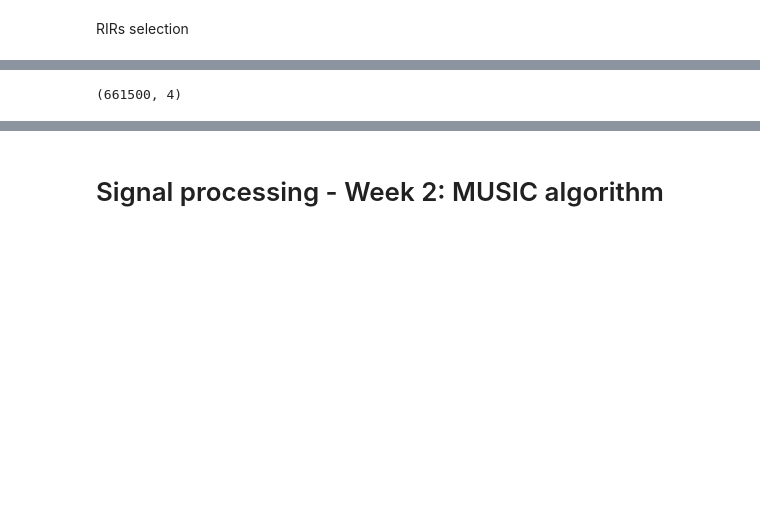
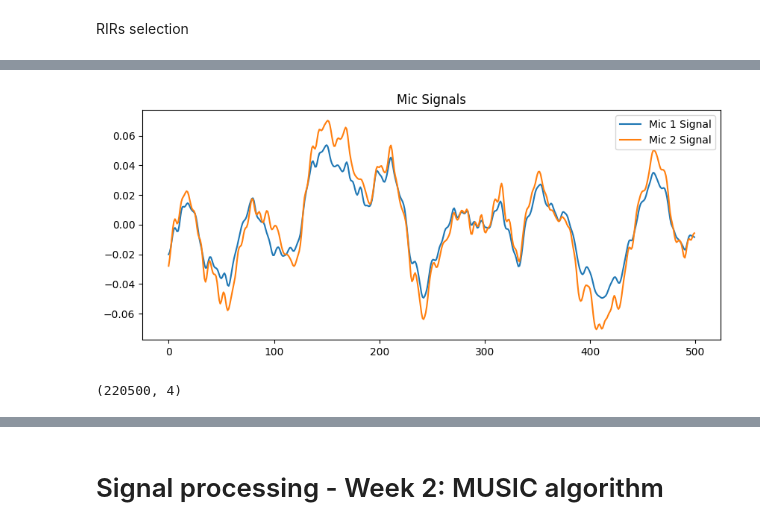
Before and after one commit to HeartUnderBladepyz/P-D-ISSP, a Jupyter notebook: notebook_skeleton.ipynb, the cells around one changed output, grey strips where cells are left out. Drawn from its saved outputs; the diff is of its cells as text; code cells hidden in the pictures; blank space fills up the shorter version.

```diff
--- a/notebook_skeleton.ipynb
+++ b/notebook_skeleton.ipynb
@@ -144,6 +144,7 @@ def create_micsigs(target_audio_files, noise_audio_files, acousticScenario, T_s,
         speech_components = []
         for file in target_audio_files:
             speech, fs_audio = sf.read(file)
+            fs = fs_audio
             speech_resampled = signal.resample(speech, int(len(speech) * fs / fs_audio)) if fs != fs_audio else speech
             speech_padded = np.pad(speech_resampled[:T_ds], (0, max(0, T_ds - len(speech_resampled))))
             speech_components.append(speech_padded)
@@ -155,15 +156,16 @@ def create_micsigs(target_audio_files, noise_audio_files, acousticScenario, T_s,
             noise_resampled = signal.resample(noise, int(len(noise) * fs / fs_noise)) if fs != fs_noise else noise
             noise_padded = np.pad(noise_resampled[:T_ds], (0, max(0, T_ds - len(noise_resampled))))
             noise_components.append(noise_padded)
-
         mic_signals = np.zeros((T_ds, num_micro))
         for mic_idx in range(num_micro):
             mic_signal = np.zeros(T_ds)
             for audio_idx, speech in enumerate(speech_components):
                 rir_speech = acousticScenario.RIRsAudio[:, mic_idx, audio_idx]
+                rir_speech /= np.max(np.abs(rir_speech))
                 mic_signal += signal.fftconvolve(speech, rir_speech, mode='same')
             for noise_idx, noise in enumerate(noise_components):
                 rir_noise = acousticScenario.RIRsNoise[:, mic_idx, noise_idx]
+                rir_noise /= np.max(np.abs(rir_noise))
                 mic_signal += signal.fftconvolve(noise, rir_noise, mode='same')
 
             mic_signals[:, mic_idx] = mic_signal
@@ -179,6 +181,7 @@ def create_micsigs(target_audio_files, noise_audio_files, acousticScenario, T_s,
         noise_components = []
         for file in target_audio_files:
             speech, fs_audio = sf.read(file)
+            fs = fs_audio
             speech_resampled = signal.resample(speech, int(len(speech) * fs / fs_audio)) if fs != fs_audio else speech
             speech_padded = np.pad(speech_resampled[:T_ds], (0, max(0, T_ds - len(speech_resampled))))
             speech_components.append(speech_padded)
@@ -187,38 +190,46 @@ def create_micsigs(target_audio_files, noise_audio_files, acousticScenario, T_s,
         for mic_idx in range(num_micro):
             mic_signal = np.zeros(T_ds)
             for audio_idx, speech in enumerate(speech_components):
                 rir_speech = sf.read(all_paths[audio_idx][mic_idx])[0]
+                rir_speech /= np.max(np.abs(rir_speech))
                 mic_signal += signal.fftconvolve(speech, rir_speech, mode='same')
 
             mic_signals[:, mic_idx] = mic_signal
 
 
 
     # Plot first two microphone signals
     # for mic_idx in range(num_micro):
     #     plt.figure(figsize=(10, 4))
     #     plt.plot(mic_signals[:, mic_idx], label=f'Mic {mic_idx + 1}')
     #     plt.title(f"Microphone {mic_idx + 1} Signal")
     #     # plt.xlim((6425,6470))
     #     plt.xlabel("Samples")
     #     plt.ylabel("Amplitude")
     #     plt.legend()
     #     plt.show()
 
-    return mic_signals, speech_components, noise_components
+    return mic_signals, speech_components, noise_components, fs
 
-
-Time_duration = 15
-mic, speech, noise = create_micsigs(["C:/Users/uprub/Documents/PandD/pandd2023-base/sound_files/speech1.wav","C:/Users/uprub/Documents/PandD/pandd2023-base/sound_files/speech2.wav"], [], acousticScenario, Time_duration, ["C:/Users/uprub/Documents/PandD/pandd2023-base/sound_files/head_mounted_rirs/s-30","C:/Users/uprub/Documents/PandD/pandd2023-base/sound_files/head_mounted_rirs/s-60"])
+hm_sources = ["C:/Users/uprub/Documents/PandD/pandd2023-base/sound_files/head_mounted_rirs/s30"]
+Time_duration = 5
+mic, speech, noise, _ = create_micsigs(["C:/Users/uprub/Documents/PandD/pandd2023-base/sound_files/rep_part1_track1_dry.wav"], [], acousticScenario, Time_duration, hm_sources)
+plt.figure(figsize=(10, 4))
+plt.plot(mic[5500:6000, 0], label="Mic 1 Signal")
+plt.plot(mic[5500:6000, 1], label="Mic 2 Signal")
+plt.legend()
+plt.title("Mic Signals")
+plt.show()
 
 
 # sd.play(speech1[0:fs*1], fs)
 # sd.play(mic[:,0], fs)
 
 print(mic.shape)
 # Play the first microphone signal
-sd.play(mic[:, 0], samplerate=acousticScenario.fs)
-sd.wait()  # Wait until playback finishes
+# sd.play(mic[:, 0], samplerate=acousticScenario.fs)
+# sd.wait()  # Wait until playback finishes
 # %% [output]
+[figure, added]
-(661500, 4)
+(220500, 4)
 # %%
```
Also changed, not shown: parts of 18 cells of this notebook.
